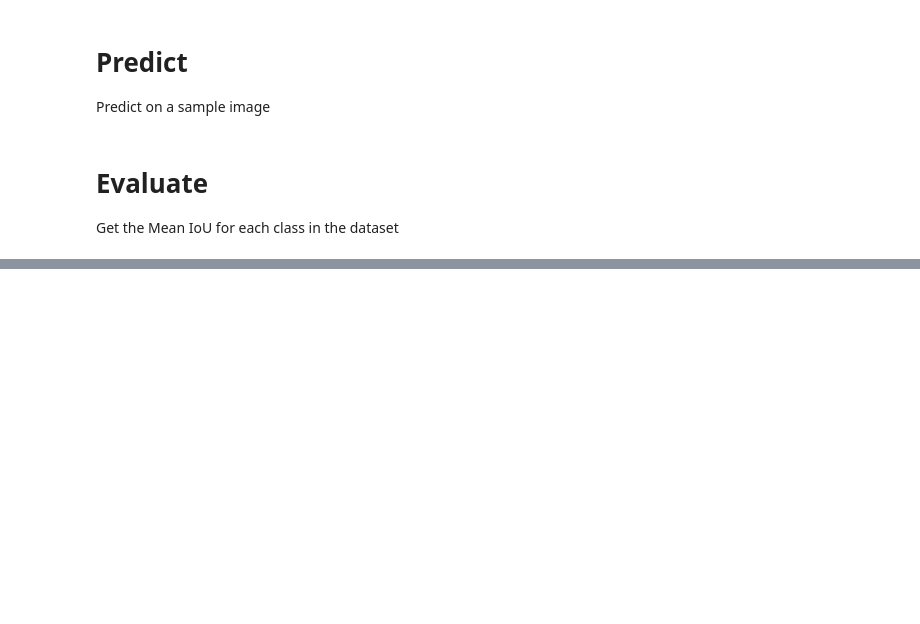
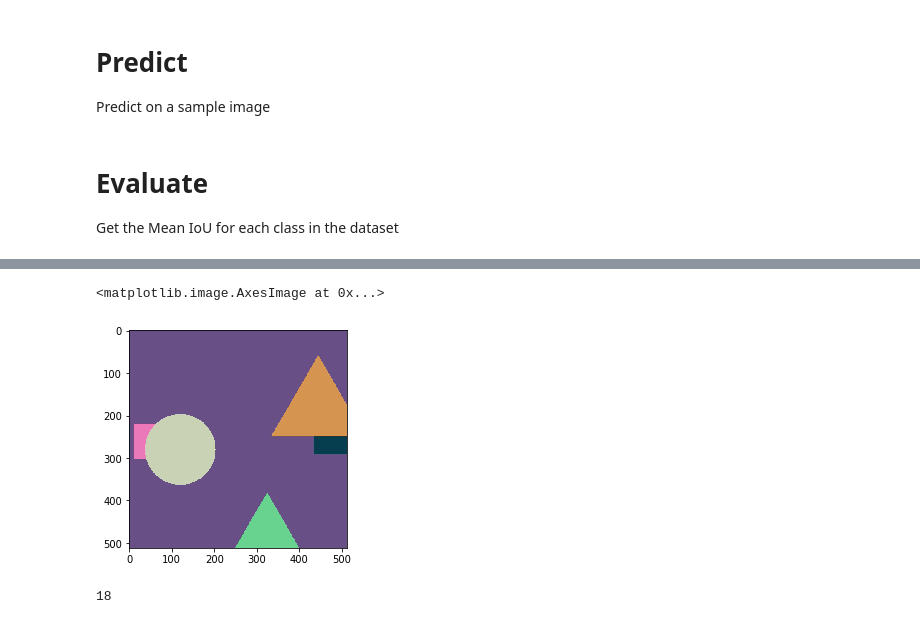
Before and after one commit to waspinator/deep-learning-explorer, a Jupyter notebook: semantic-segmentation/notebooks/fcn.ipynb, the cells around one changed output, grey strips where cells are left out. Saved outputs shown, nothing was run; the diff lists cells and outputs as text; code cells hidden in the pictures; blank space fills up the shorter version.

```diff
--- a/semantic-segmentation/notebooks/fcn.ipynb
+++ b/semantic-segmentation/notebooks/fcn.ipynb
@@ -229,0 +320,9 @@ weights_path = semantic.weights.vgg16_imagenet_weights_path()
+# %%
+plt.imshow(a)
+# %% [output]
+<matplotlib.image.AxesImage at 0x...>
+[figure, added]
+# %%
+max((18, 5, 6))
+# %% [output]
+18
```
Also changed, not shown: parts of 42 cells of this notebook, 5 other files.
